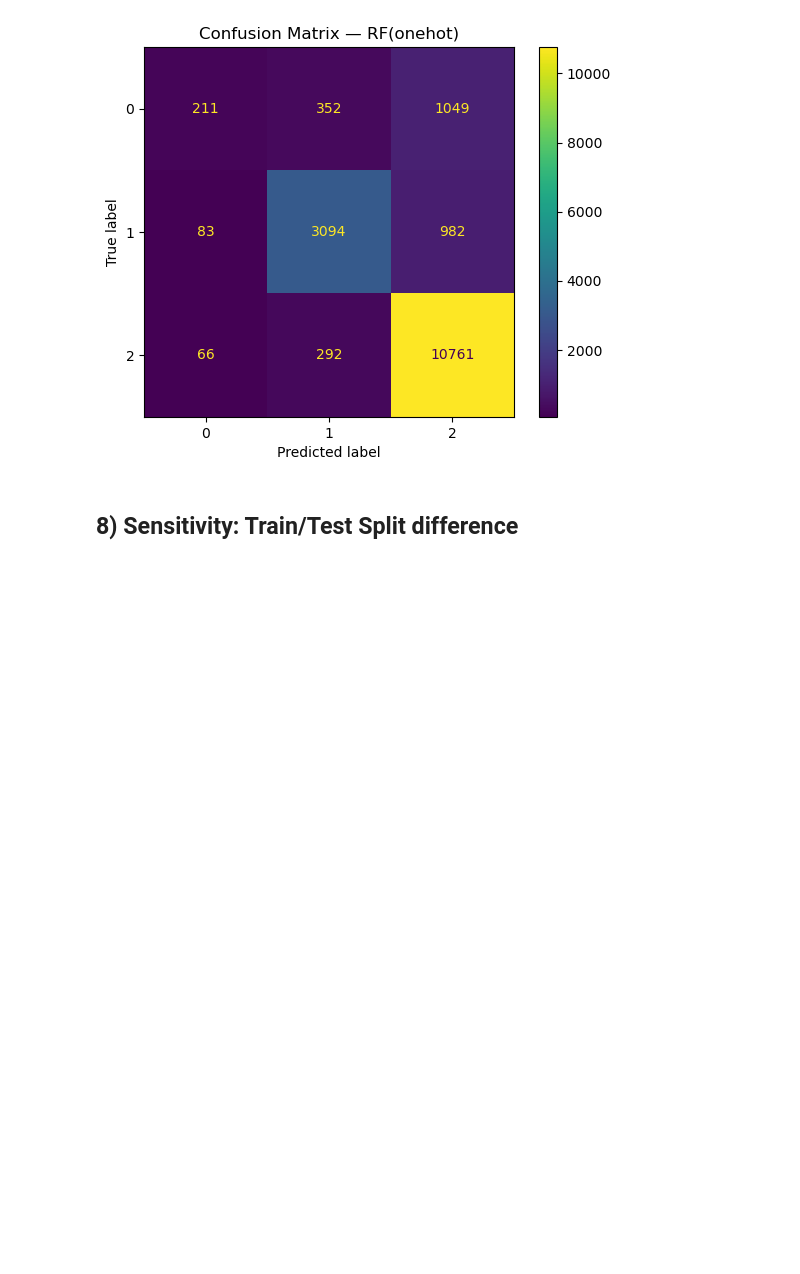
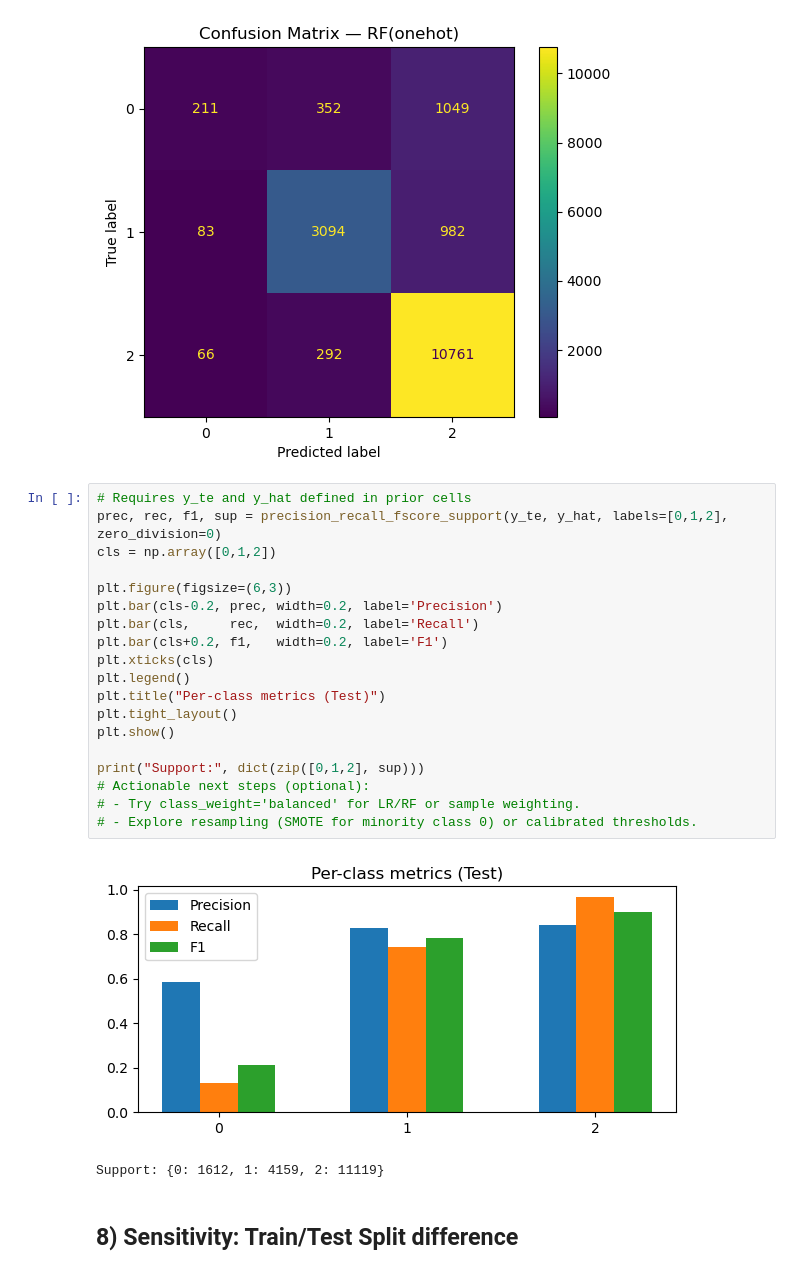
Before and after one commit to aprilgozib/machine_learning, a Jupyter notebook: notebooks/connect42.ipynb, the cells around one changed output. Drawn from its saved outputs; the diff is of its cells as text; blank space fills up the shorter version.

```diff
--- a/notebooks/connect42.ipynb
+++ b/notebooks/connect42.ipynb
@@ -224,6 +240,28 @@ plt.title(f"Confusion Matrix — {best_name}")
 plt.show()
 # %% [output]
 [figure]
+# %%
+# Requires y_te and y_hat defined in prior cells
+prec, rec, f1, sup = precision_recall_fscore_support(y_te, y_hat, labels=[0,1,2], zero_division=0)
+cls = np.array([0,1,2])
+
+plt.figure(figsize=(6,3))
+plt.bar(cls-0.2, prec, width=0.2, label='Precision')
+plt.bar(cls,     rec,  width=0.2, label='Recall')
+plt.bar(cls+0.2, f1,   width=0.2, label='F1')
+plt.xticks(cls)
+plt.legend()
+plt.title("Per-class metrics (Test)")
+plt.tight_layout()
+plt.show()
+
+print("Support:", dict(zip([0,1,2], sup)))
+# Actionable next steps (optional):
+# - Try class_weight='balanced' for LR/RF or sample weighting.
+# - Explore resampling (SMOTE for minority class 0) or calibrated thresholds.
+# %% [output]
+[figure, added]
+Support: {0: 1612, 1: 4159, 2: 11119}
 # %% [markdown]
 ## 8) Sensitivity: Train/Test Split difference
 # %%
```
Also changed, not shown: parts of 2 cells of this notebook, 1 other file.
